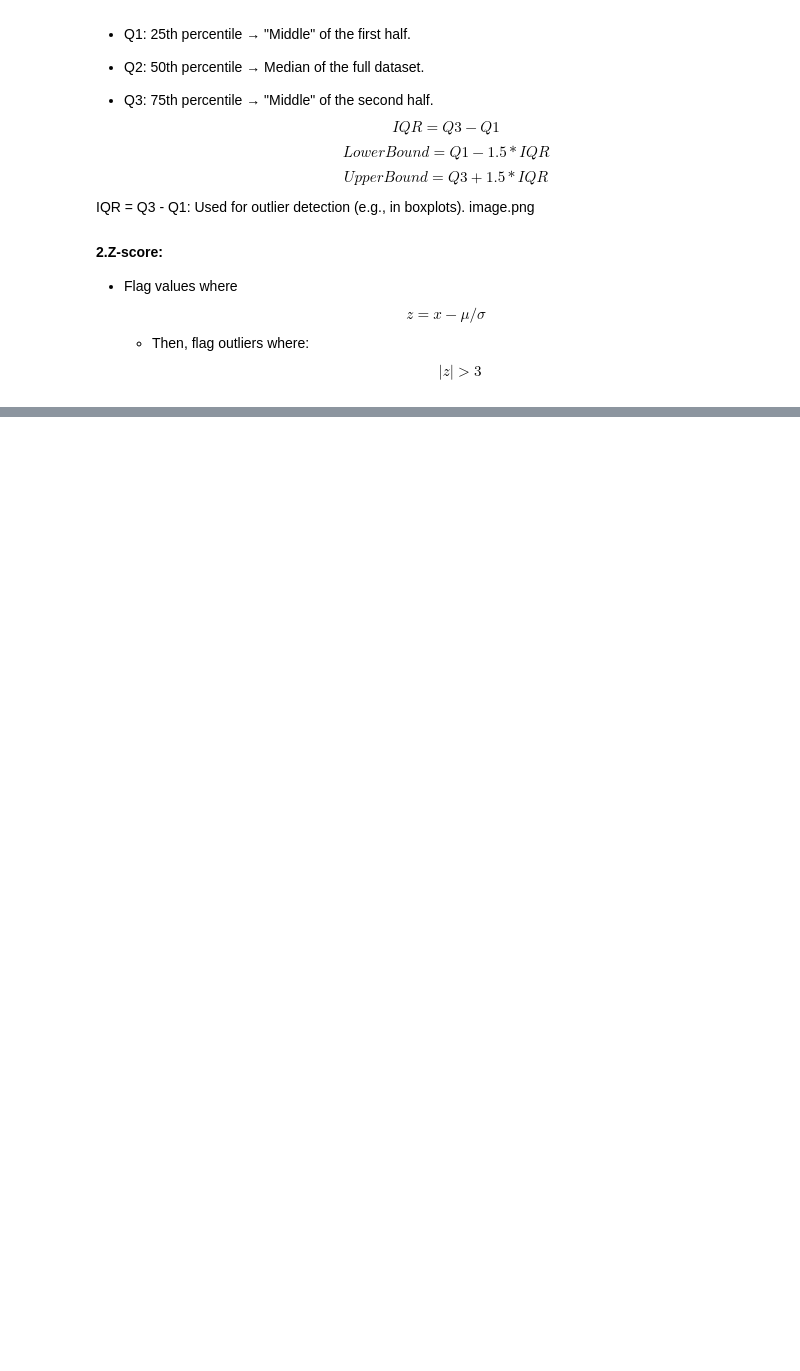
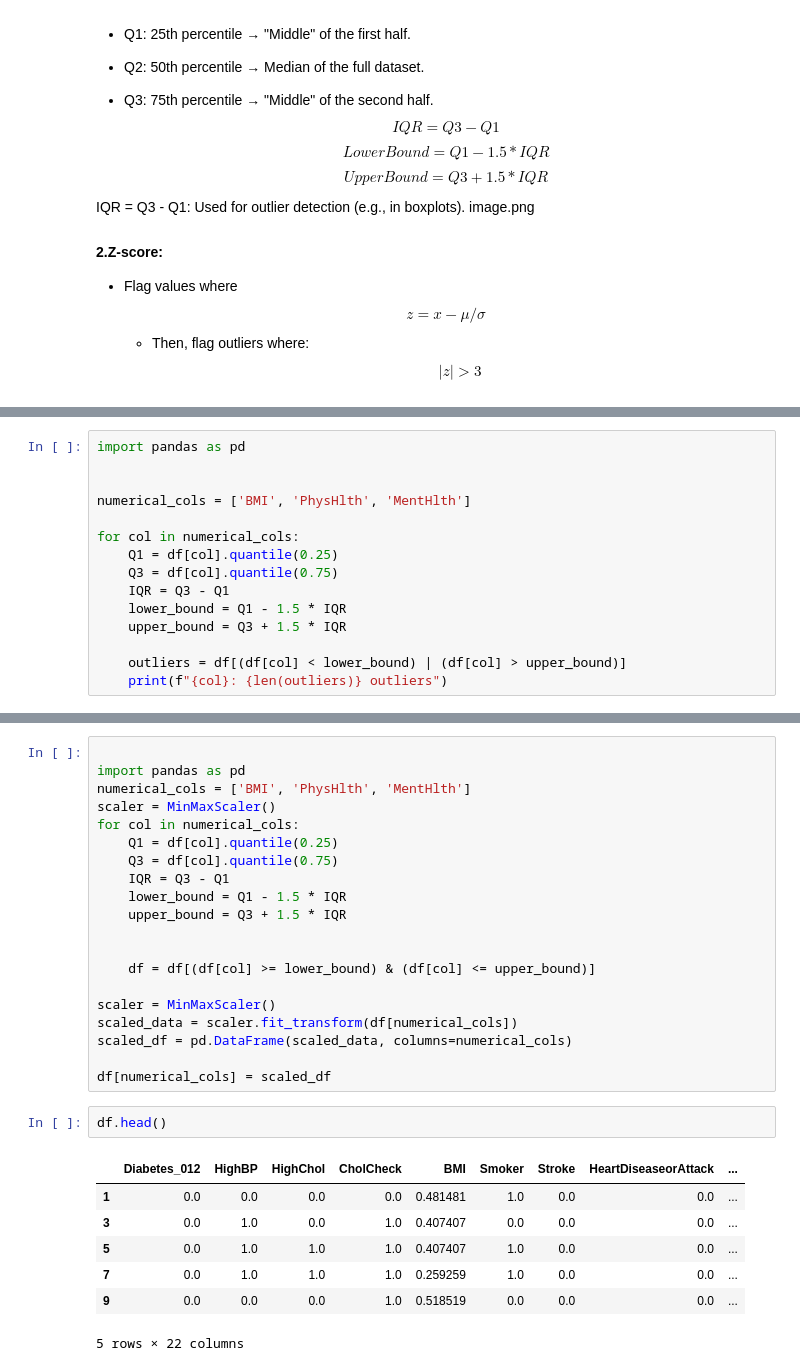
Before and after one commit to michael-099/iCogLabs-training-tasks, a Jupyter notebook: Exploratory Data Analysis (EDA)/Diabetes Health Indicators EDA/diabetes_health_EDA.ipynb, the cells around one changed output, grey strips where cells are left out. Saved outputs shown, nothing was run; the diff lists cells and outputs as text; blank space fills up the shorter version.

```diff
--- a/Exploratory Data Analysis (EDA)/Diabetes Health Indicators EDA/diabetes_health_EDA.ipynb
+++ b/Exploratory Data Analysis (EDA)/Diabetes Health Indicators EDA/diabetes_health_EDA.ipynb
@@ -159,0 +164,15 @@ IQR = Q3 - Q1: Used for outlier detection (e.g., in boxplots). image.png
+# %%
+import pandas as pd
+
+
+numerical_cols = ['BMI', 'PhysHlth', 'MentHlth']
+
+for col in numerical_cols:
+    Q1 = df[col].quantile(0.25)
+    Q3 = df[col].quantile(0.75)
+    IQR = Q3 - Q1
+    lower_bound = Q1 - 1.5 * IQR
+    upper_bound = Q3 + 1.5 * IQR
+
+    outliers = df[(df[col] < lower_bound) | (df[col] > upper_bound)]
+    print(f"{col}: {len(outliers)} outliers")
@@ -159,0 +250,30 @@ IQR = Q3 - Q1: Used for outlier detection (e.g., in boxplots). image.png
+# %%
+
+import pandas as pd
+numerical_cols = ['BMI', 'PhysHlth', 'MentHlth']
+scaler = MinMaxScaler()
+for col in numerical_cols:
+    Q1 = df[col].quantile(0.25)
+    Q3 = df[col].quantile(0.75)
+    IQR = Q3 - Q1
+    lower_bound = Q1 - 1.5 * IQR
+    upper_bound = Q3 + 1.5 * IQR
+
+
+    df = df[(df[col] >= lower_bound) & (df[col] <= upper_bound)]
+
+scaler = MinMaxScaler()
+scaled_data = scaler.fit_transform(df[numerical_cols])
+scaled_df = pd.DataFrame(scaled_data, columns=numerical_cols)
+
+df[numerical_cols] = scaled_df
+# %%
+df.head()
+# %% [output]
+|  | Diabetes_012 | HighBP | HighChol | CholCheck | BMI | Smoker | Stroke | HeartDiseaseorAttack | ... |
+| 1 | 0.0 | 0.0 | 0.0 | 0.0 | 0.481481 | 1.0 | 0.0 | 0.0 | ... |
+| 3 | 0.0 | 1.0 | 0.0 | 1.0 | 0.407407 | 0.0 | 0.0 | 0.0 | ... |
+| 5 | 0.0 | 1.0 | 1.0 | 1.0 | 0.407407 | 1.0 | 0.0 | 0.0 | ... |
+| 7 | 0.0 | 1.0 | 1.0 | 1.0 | 0.259259 | 1.0 | 0.0 | 0.0 | ... |
+| 9 | 0.0 | 0.0 | 0.0 | 1.0 | 0.518519 | 0.0 | 0.0 | 0.0 | ... |
+5 rows × 22 columns
```
Also changed, not shown: parts of 12 cells of this notebook, 1 other file.
